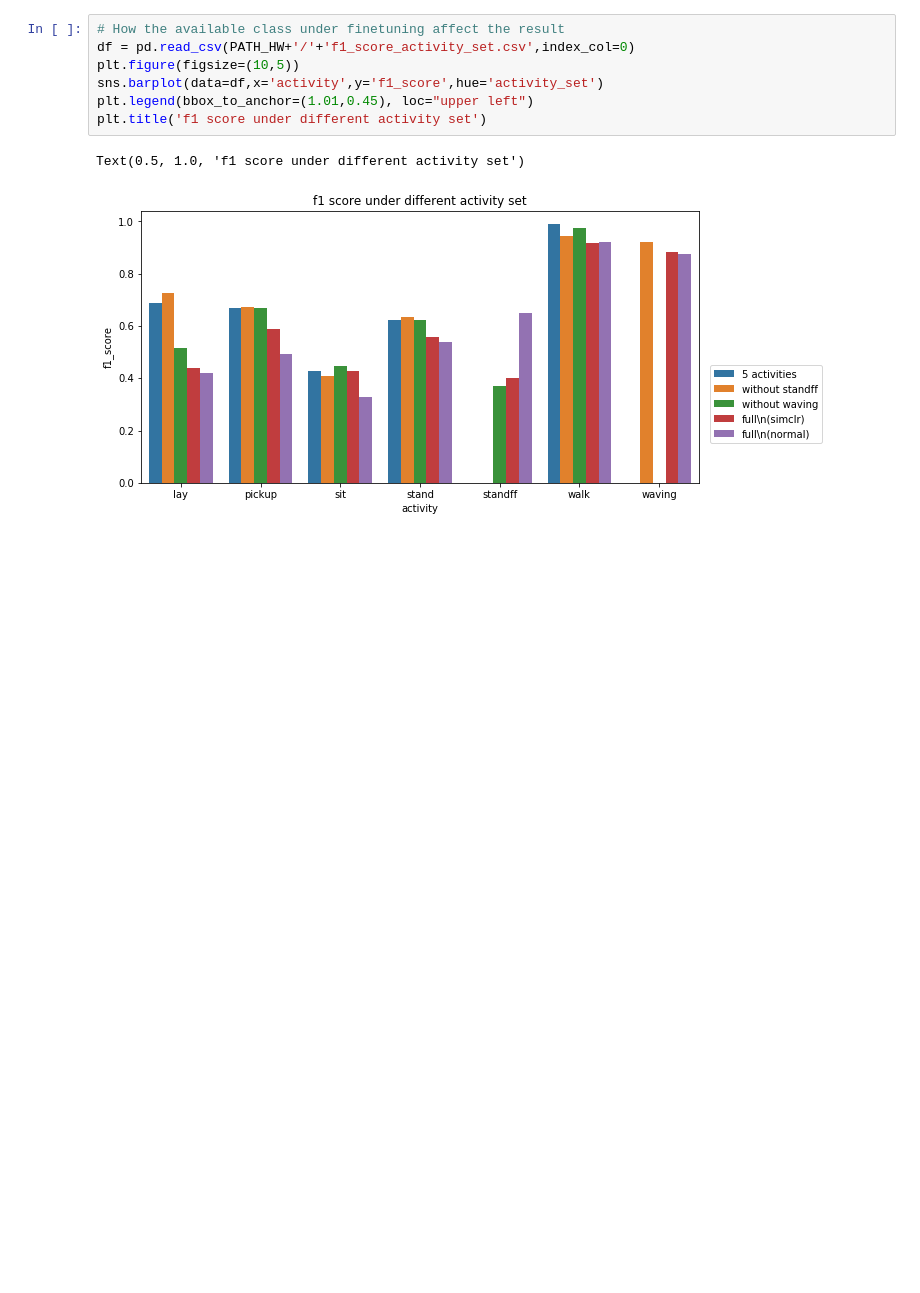
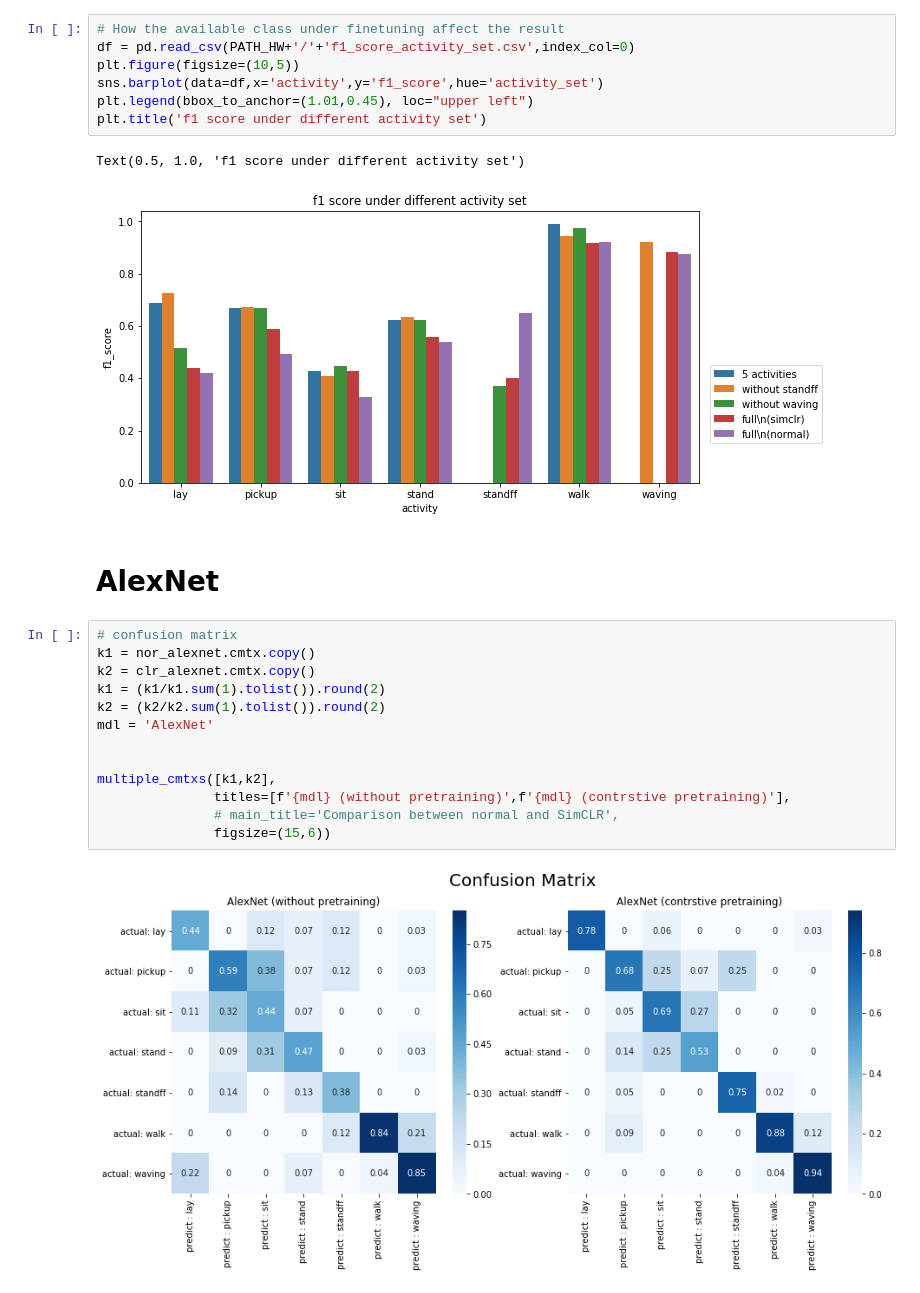
Before and after one commit to hslau44/irs_toolbox, a Jupyter notebook: Report.ipynb, the cells around one changed output. Cells and saved outputs as stored; diff of their text form; blank space fills up the shorter version.

```diff
--- a/Report.ipynb
+++ b/Report.ipynb
@@ -252,3 +267,20 @@ plt.title('f1 score under different activity set')
 # %% [output]
 Text(0.5, 1.0, 'f1 score under different activity set')
 [figure]
+# %% [markdown]
+# AlexNet
+# %%
+# confusion matrix
+k1 = nor_alexnet.cmtx.copy()
+k2 = clr_alexnet.cmtx.copy()
+k1 = (k1/k1.sum(1).tolist()).round(2)
+k2 = (k2/k2.sum(1).tolist()).round(2)
+mdl = 'AlexNet'
+
+
+multiple_cmtxs([k1,k2],
+               titles=[f'{mdl} (without pretraining)',f'{mdl} (contrstive pretraining)'],
+               # main_title='Comparison between normal and SimCLR',
+               figsize=(15,6))
+# %% [output]
+[figure, added]
```
Also changed, not shown: parts of 5 cells of this notebook.
